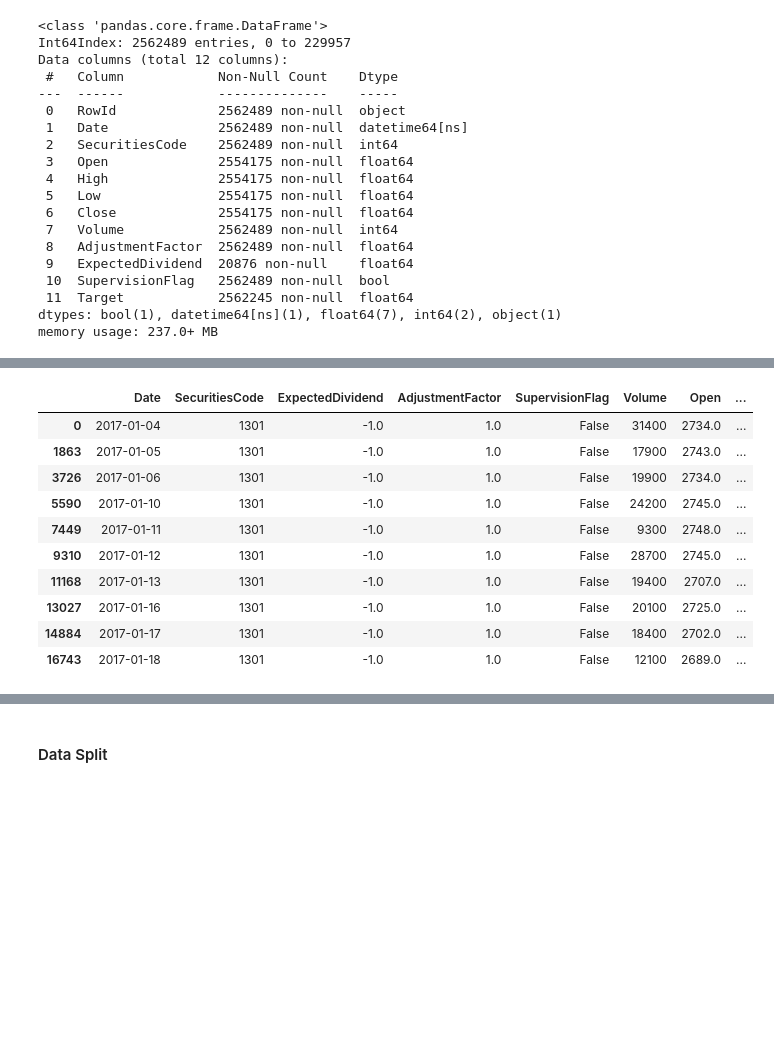
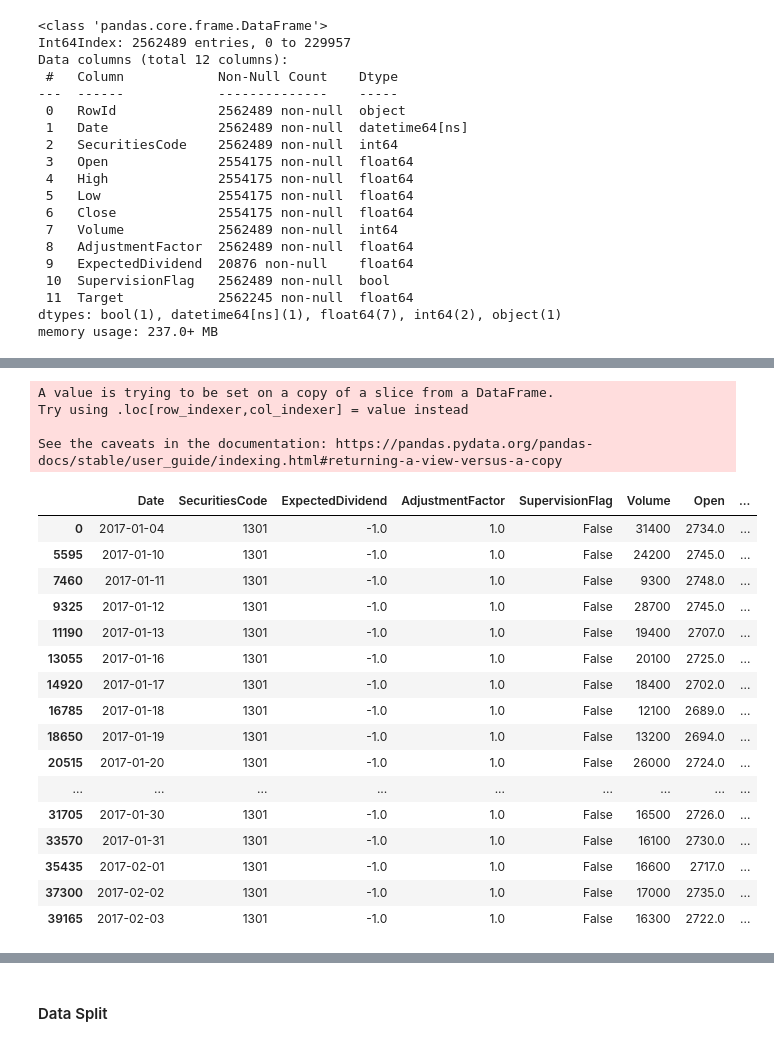
Before and after one commit to KienLe-git/JPX_stock_2022, a Jupyter notebook: working/1.0_Data_Preprocessing.ipynb, the cells around one changed output, grey strips where cells are left out. Cells and saved outputs as stored; diff of their text form; code cells hidden in the pictures; blank space fills up the shorter version.

```diff
--- a/working/1.0_Data_Preprocessing.ipynb
+++ b/working/1.0_Data_Preprocessing.ipynb
@@ -201,20 +198,32 @@ old_merge_df[old_merge_df['SecuritiesCode'] == 1301].head(10)
 | 13055 | 20170116_1301 | 2017-01-16 | 1301 | 2725.0 | 2725.0 | 2696.0 | 2704.0 | 20100 | 1.0 | ... |
 | 14920 | 20170117_1301 | 2017-01-17 | 1301 | 2702.0 | 2704.0 | 2682.0 | 2686.0 | 18400 | 1.0 | ... |
 | 16785 | 20170118_1301 | 2017-01-18 | 1301 | 2689.0 | 2695.0 | 2681.0 | 2694.0 | 12100 | 1.0 | ... |
-# %%
-merge_df[merge_df['SecuritiesCode'] == 1301].head(10)
-# %% [output]
-|  | Date | SecuritiesCode | ExpectedDividend | AdjustmentFactor | SupervisionFlag | Volume | Open | ... |
-| 0 | 2017-01-04 | 1301 | -1.0 | 1.0 | False | 31400 | 2734.0 | ... |
-| 1863 | 2017-01-05 | 1301 | -1.0 | 1.0 | False | 17900 | 2743.0 | ... |
-| 3726 | 2017-01-06 | 1301 | -1.0 | 1.0 | False | 19900 | 2734.0 | ... |
-| 5590 | 2017-01-10 | 1301 | -1.0 | 1.0 | False | 24200 | 2745.0 | ... |
-| 7449 | 2017-01-11 | 1301 | -1.0 | 1.0 | False | 9300 | 2748.0 | ... |
-| 9310 | 2017-01-12 | 1301 | -1.0 | 1.0 | False | 28700 | 2745.0 | ... |
-| 11168 | 2017-01-13 | 1301 | -1.0 | 1.0 | False | 19400 | 2707.0 | ... |
-| 13027 | 2017-01-16 | 1301 | -1.0 | 1.0 | False | 20100 | 2725.0 | ... |
-| 14884 | 2017-01-17 | 1301 | -1.0 | 1.0 | False | 18400 | 2702.0 | ... |
-| 16743 | 2017-01-18 | 1301 | -1.0 | 1.0 | False | 12100 | 2689.0 | ... |
+# %%
+tmp1301 = merge_df[merge_df['SecuritiesCode'] == 1301]
+tmp1301['dayofweeks'] = tmp1301['Date'].dt.dayofweek
+tmp1301.head(20)
+# %% [output]
+A value is trying to be set on a copy of a slice from a DataFrame.
+Try using .loc[row_indexer,col_indexer] = value instead
+
+See the caveats in the documentation: https://pandas.pydata.org/pandas-docs/stable/user_guide/indexing.html#returning-a-view-versus-a-copy
+|  | Date | SecuritiesCode | ExpectedDividend | AdjustmentFactor | SupervisionFlag | Volume | Open | ... |
+| 0 | 2017-01-04 | 1301 | -1.0 | 1.0 | False | 31400 | 2734.0 | ... |
+| 5595 | 2017-01-10 | 1301 | -1.0 | 1.0 | False | 24200 | 2745.0 | ... |
+| 7460 | 2017-01-11 | 1301 | -1.0 | 1.0 | False | 9300 | 2748.0 | ... |
+| 9325 | 2017-01-12 | 1301 | -1.0 | 1.0 | False | 28700 | 2745.0 | ... |
+| 11190 | 2017-01-13 | 1301 | -1.0 | 1.0 | False | 19400 | 2707.0 | ... |
+| 13055 | 2017-01-16 | 1301 | -1.0 | 1.0 | False | 20100 | 2725.0 | ... |
+| 14920 | 2017-01-17 | 1301 | -1.0 | 1.0 | False | 18400 | 2702.0 | ... |
+| 16785 | 2017-01-18 | 1301 | -1.0 | 1.0 | False | 12100 | 2689.0 | ... |
+| 18650 | 2017-01-19 | 1301 | -1.0 | 1.0 | False | 13200 | 2694.0 | ... |
+| 20515 | 2017-01-20 | 1301 | -1.0 | 1.0 | False | 26000 | 2724.0 | ... |
+| ... | ... | ... | ... | ... | ... | ... | ... | ... |
+| 31705 | 2017-01-30 | 1301 | -1.0 | 1.0 | False | 16500 | 2726.0 | ... |
+| 33570 | 2017-01-31 | 1301 | -1.0 | 1.0 | False | 16100 | 2730.0 | ... |
+| 35435 | 2017-02-01 | 1301 | -1.0 | 1.0 | False | 16600 | 2717.0 | ... |
+| 37300 | 2017-02-02 | 1301 | -1.0 | 1.0 | False | 17000 | 2735.0 | ... |
+| 39165 | 2017-02-03 | 1301 | -1.0 | 1.0 | False | 16300 | 2722.0 | ... |
 # %%
 ((merge_df['CloseT2'][merge_df['SecuritiesCode'] == 1301] - merge_df['CloseT1'][merge_df['SecuritiesCode'] == 1301])/merge_df['CloseT1'][merge_df['SecuritiesCode'] == 1301]).head(10)
 # %% [output]
```
Also changed, not shown: parts of 15 cells of this notebook, 2 other files.
